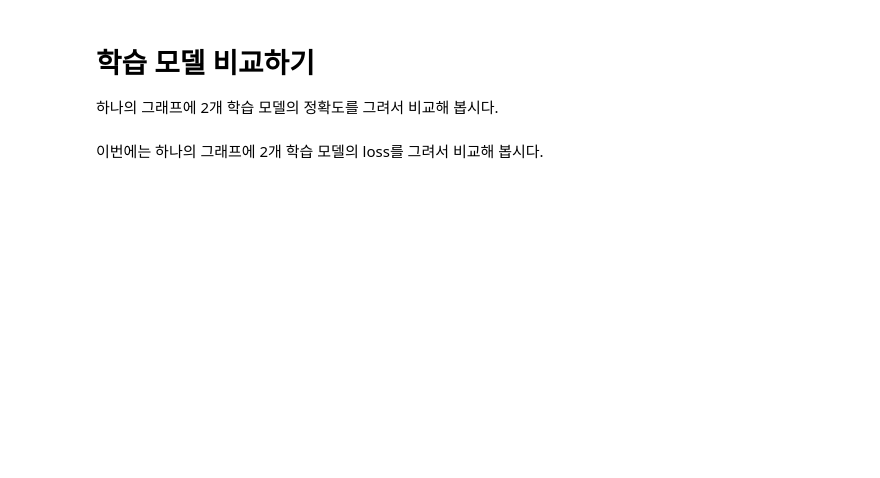
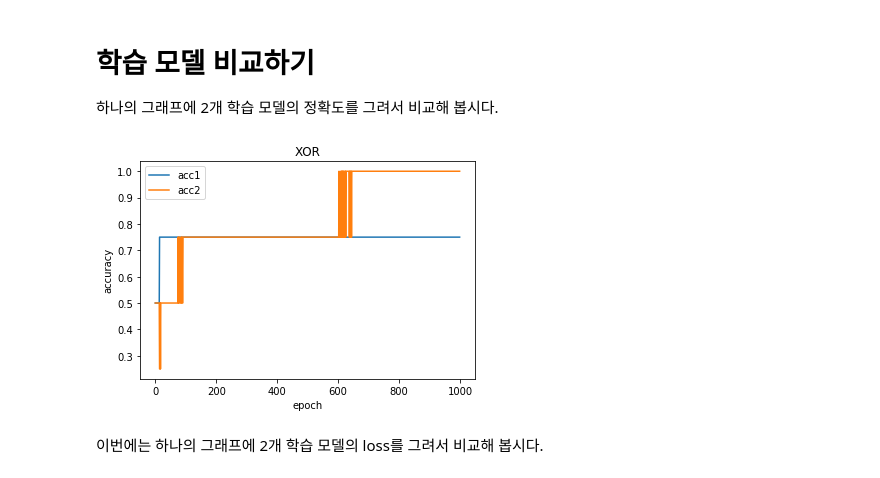
Before and after one commit to BOMSHIK/jupyter, a Jupyter notebook: XOR using keras - Trainee.ipynb, the cells around one changed output. Saved outputs shown, nothing was run; the diff lists cells and outputs as text; code cells hidden in the pictures; blank space fills up the shorter version.

```diff
--- a/XOR using keras - Trainee.ipynb
+++ b/XOR using keras - Trainee.ipynb
@@ -155,3 +304,10 @@ import matplotlib.pyplot as plt
 # node 수를 늘려보자
 
 위에서 만든 모델과 동일하지만 이번에는 node 수를 20개로 늘려 봅시다. 나머지는 모두 동일하게 설정해서 모델을 학습시켜 봅시다. 단, model이름은 **more_node_model**로, 모델의 학습 히스토리는 **history2**라는 변수에 저장합시다.
+# %%
+more_node_model = Sequential()
+more_node_model.add(Dense(20, input_dim=2, activation='tanh'))
+more_node_model.add(Dense(1, activation='tanh'))
+# %%
+more_node_model.compile(loss='mse', metrics=['accuracy'], optimizer='rmsprop' )
+history2 = more_node_model.fit(x, y, batch_size = 1, epochs = 1000)
@@ -178,5 +359,15 @@ more_node_model.evaluate(X, y)
 # 학습 모델 비교하기
 
 하나의 그래프에 2개 학습 모델의 정확도를 그려서 비교해 봅시다.
+# %%
+plt.plot(history.history['acc'])
+plt.plot(history2.history['acc'])
+plt.title("XOR")
+plt.xlabel("epoch")
+plt.ylabel("accuracy")
+plt.legend(['acc1', 'acc2'])
+plt.show()
+# %% [output]
+[figure, added]
 # %% [markdown]
 이번에는 하나의 그래프에 2개 학습 모델의 loss를 그려서 비교해 봅시다.
```
Also changed, not shown: parts of 20 cells of this notebook, 1 other file.
